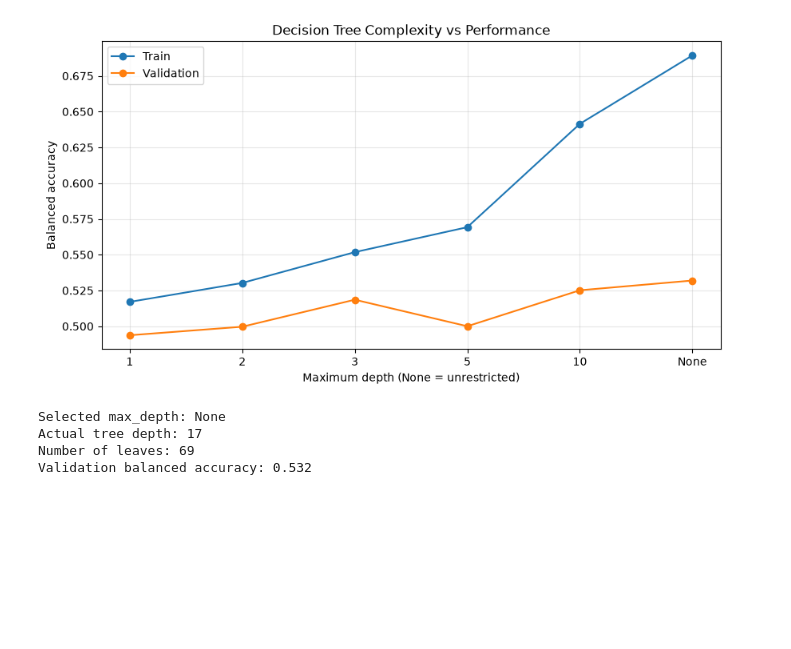
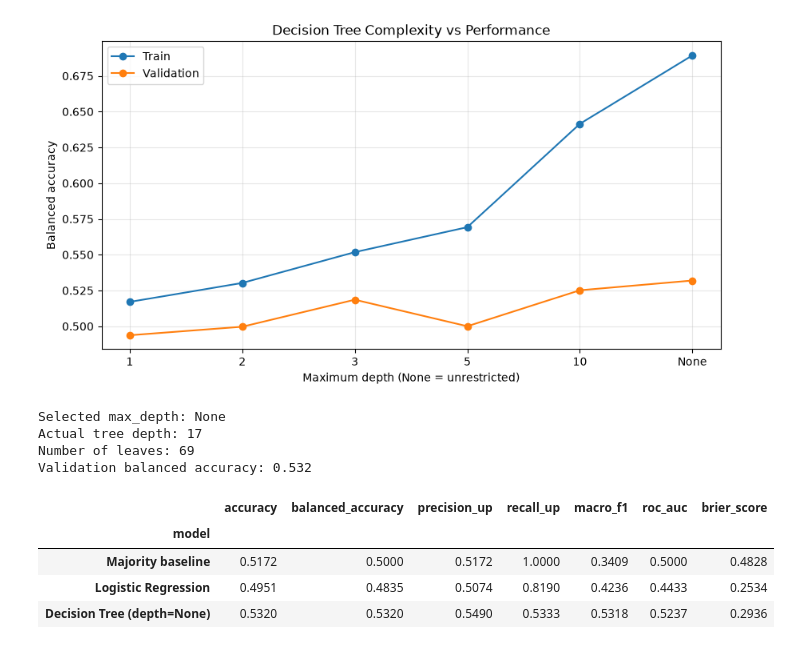
Before and after one commit to Anirveshreddy/stock-prediction-lab, a Jupyter notebook: notebooks/15_decision_tree_basics.ipynb, the cells around one changed output. Cells and saved outputs as stored; diff of their text form; code cells hidden in the pictures; blank space fills up the shorter version.

```diff
--- a/notebooks/15_decision_tree_basics.ipynb
+++ b/notebooks/15_decision_tree_basics.ipynb
@@ -332,3 +332,41 @@ Selected max_depth: None
 Actual tree depth: 17
 Number of leaves: 69
 Validation balanced accuracy: 0.532
+# %%
+#Comparing Tree with our previous models on Validation data only
+baseline = DummyClassifier(strategy="most_frequent")
+
+logistic = Pipeline([
+    ("scaler", StandardScaler()),
+    ("model", LogisticRegression(
+        C=1.0,
+        max_iter=2000,
+        random_state=RANDOM_STATE
+    ))
+])
+
+baseline.fit(X_train, y_train)
+logistic.fit(X_train, y_train)
+
+validation_comparison = pd.DataFrame([
+    {
+        "model": "Majority baseline",
+        **evaluate_classifier(baseline, X_val, y_val)
+    },
+    {
+        "model": "Logistic Regression",
+        **evaluate_classifier(logistic, X_val, y_val)
+    },
+    {
+        "model": f"Decision Tree (depth={best_depth})",
+        **evaluate_classifier(best_tree, X_val, y_val)
+    }
+]).set_index("model")
+
+display(validation_comparison.round(4))
+# %% [output]
+|  | accuracy | balanced_accuracy | precision_up | recall_up | macro_f1 | roc_auc | brier_score |
+| model |  |  |  |  |  |  |  |
+| Majority baseline | 0.5172 | 0.5000 | 0.5172 | 1.0000 | 0.3409 | 0.5000 | 0.4828 |
+| Logistic Regression | 0.4951 | 0.4835 | 0.5074 | 0.8190 | 0.4236 | 0.4433 | 0.2534 |
+| Decision Tree (depth=None) | 0.5320 | 0.5320 | 0.5490 | 0.5333 | 0.5318 | 0.5237 | 0.2936 |
```
Also changed, not shown: parts of 4 cells of this notebook, 2 other files.
